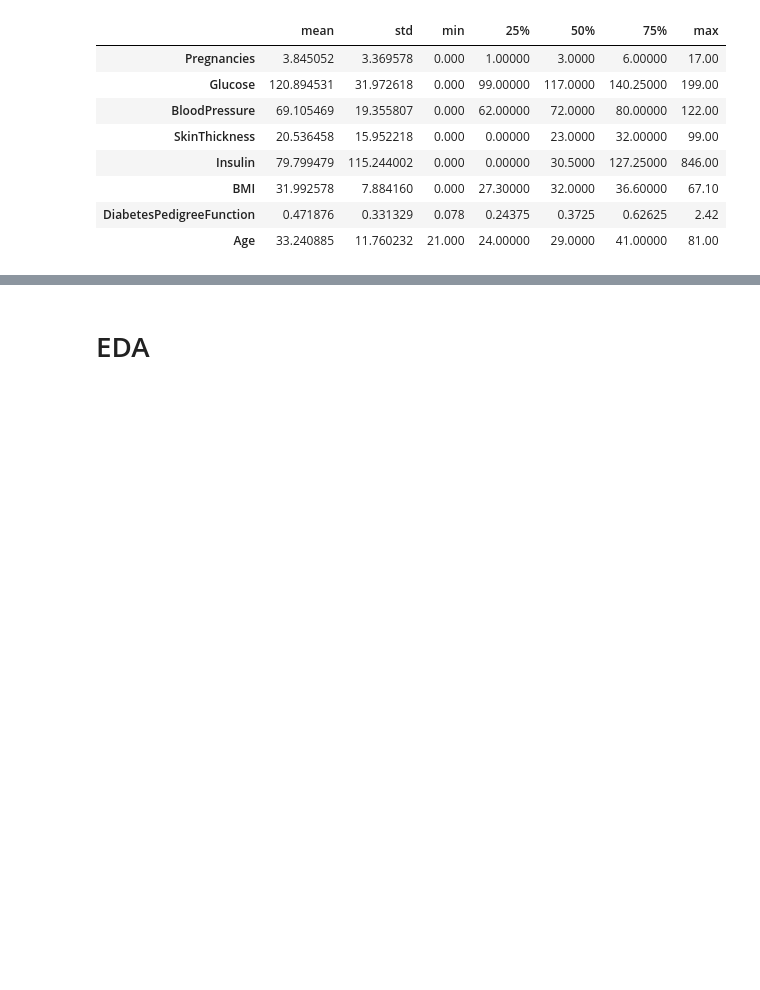
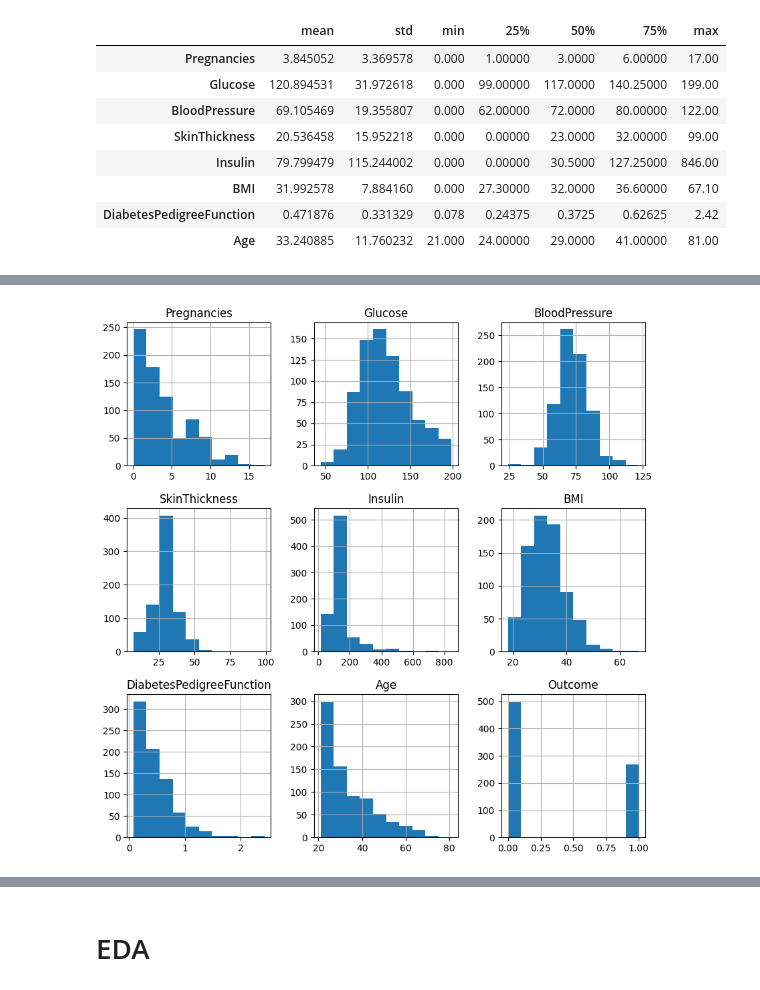
Before and after one commit to yoii18/KaggleModels, a Jupyter notebook: IndianDiabetesDatabase_KNN.ipynb, the cells around one changed output, grey strips where cells are left out. Saved outputs shown, nothing was run; the diff lists cells and outputs as text; code cells hidden in the pictures; blank space fills up the shorter version.

```diff
--- a/IndianDiabetesDatabase_KNN.ipynb
+++ b/IndianDiabetesDatabase_KNN.ipynb
@@ -105,0 +133,4 @@ data.describe().T.iloc[:-1, 1:]
+# %%
+plot = data_copy.hist(figsize=(10,10))
+# %% [output]
+[figure, added]
```
Also changed, not shown: parts of 41 cells of this notebook.
